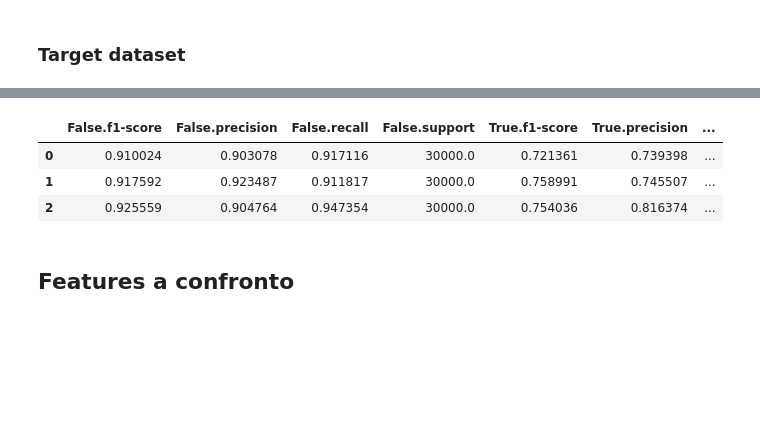
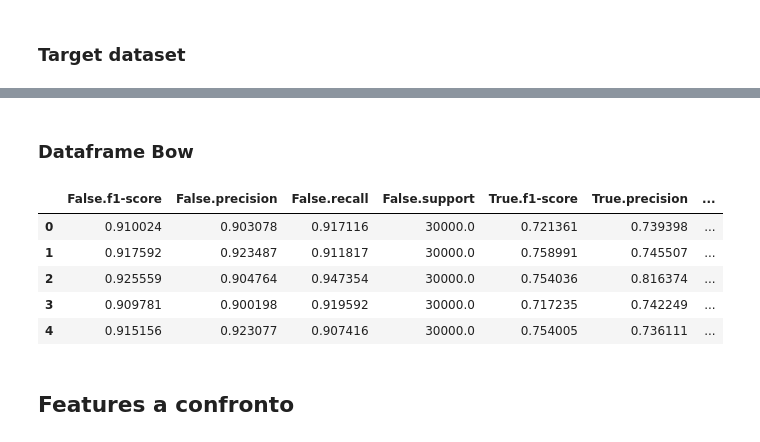
Before and after one commit to gianlucagiudice/irony-detection, a Jupyter notebook: notebooks/report_analysis.ipynb, the cells around one changed output, grey strips where cells are left out. Drawn from its saved outputs; the diff is of its cells as text; code cells hidden in the pictures; blank space fills up the shorter version.

```diff
--- a/notebooks/report_analysis.ipynb
+++ b/notebooks/report_analysis.ipynb
@@ -13,5 +16,8 @@ Read all reports file
 # %%
 import os
-report_file_list = [file for file in os.listdir(report_path) if file.split('.')[-1] == 'json']
-report_file_list
+def read_file_list(target_text_feature):
+	return [file for file in os.listdir(report_path)
+			if file.split('.')[-1] == 'json' and target_text_feature in file]
+report_file_list_bow = read_file_list('bow')
+sorted(report_file_list_bow)
 # %% [output]
@@ -35,32 +41,40 @@ report_file_list
+# %% [markdown]
+### Dataframe Bow
 # %%
 import json
+from pandas.io.json import json_normalize
 
 CLASSIFIER_NAME = {'DecisionTreeClassifier': 'DecisionTree',
 				   'SVC': 'SVM',
 				   'MultinomialNB': 'MultinomialNB'
 				   }
 # Read all data
-report_list = []
-for report_file in report_file_list:
-	with open('{}/{}'.format(report_path, report_file)) as file:
-		data = json.load(file)
-		# Save data
-		out = dict()
-		out['classifier'] = CLASSIFIER_NAME[data['classifier']]
-		out['features'] = data['features']
-		out['confusion-matrix'] = data['overall']['confusion-matrix']
-		out.update(data['overall']['report'])
-		report_list.append(out)
-# Radix sort
-report_list.sort(key=lambda x: x['classifier'])
-report_list.sort(key=lambda x: x['features'])
-report_list.sort(key=lambda x: len(x['features'].split('-')))
+def read_report_file(report_file_list):
+	report_list = []
+	for report_file in report_file_list:
+		with open('{}/{}'.format(report_path, report_file)) as file:
+			data = json.load(file)
+			# Save data
+			out = dict()
+			out['classifier'] = CLASSIFIER_NAME[data['classifier']]
+			out['features'] = data['features']
+			out['confusion-matrix'] = data['overall']['confusion-matrix']
+			out.update(data['overall']['report'])
+			report_list.append(out)
+	# Radix sort
+	report_list.sort(key=lambda x: x['classifier'])
+	report_list.sort(key=lambda x: x['features'])
+	report_list.sort(key=lambda x: len(x['features'].split('-')))
+	return report_list
+
+# Flatten data
+report_bow = read_report_file(report_file_list_bow)
+df_bow = json_normalize(report_bow)
+df_bow.head()
+# %% [output]
+|  | False.f1-score | False.precision | False.recall | False.support | True.f1-score | True.precision | ... |
+| 0 | 0.910024 | 0.903078 | 0.917116 | 30000.0 | 0.721361 | 0.739398 | ... |
+| 1 | 0.917592 | 0.923487 | 0.911817 | 30000.0 | 0.758991 | 0.745507 | ... |
+| 2 | 0.925559 | 0.904764 | 0.947354 | 30000.0 | 0.754036 | 0.816374 | ... |
+| 3 | 0.909781 | 0.900198 | 0.919592 | 30000.0 | 0.717235 | 0.742249 | ... |
+| 4 | 0.915156 | 0.923077 | 0.907416 | 30000.0 | 0.754005 | 0.736111 | ... |
-# %%
-from pandas.io.json import json_normalize
-df = json_normalize(report_list)
-df.head(3)
-# %% [output]
-|  | False.f1-score | False.precision | False.recall | False.support | True.f1-score | True.precision | ... |
-| 0 | 0.910024 | 0.903078 | 0.917116 | 30000.0 | 0.721361 | 0.739398 | ... |
-| 1 | 0.917592 | 0.923487 | 0.911817 | 30000.0 | 0.758991 | 0.745507 | ... |
-| 2 | 0.925559 | 0.904764 | 0.947354 | 30000.0 | 0.754036 | 0.816374 | ... |
```
Also changed, not shown: parts of 21 cells of this notebook, 2 other files.
